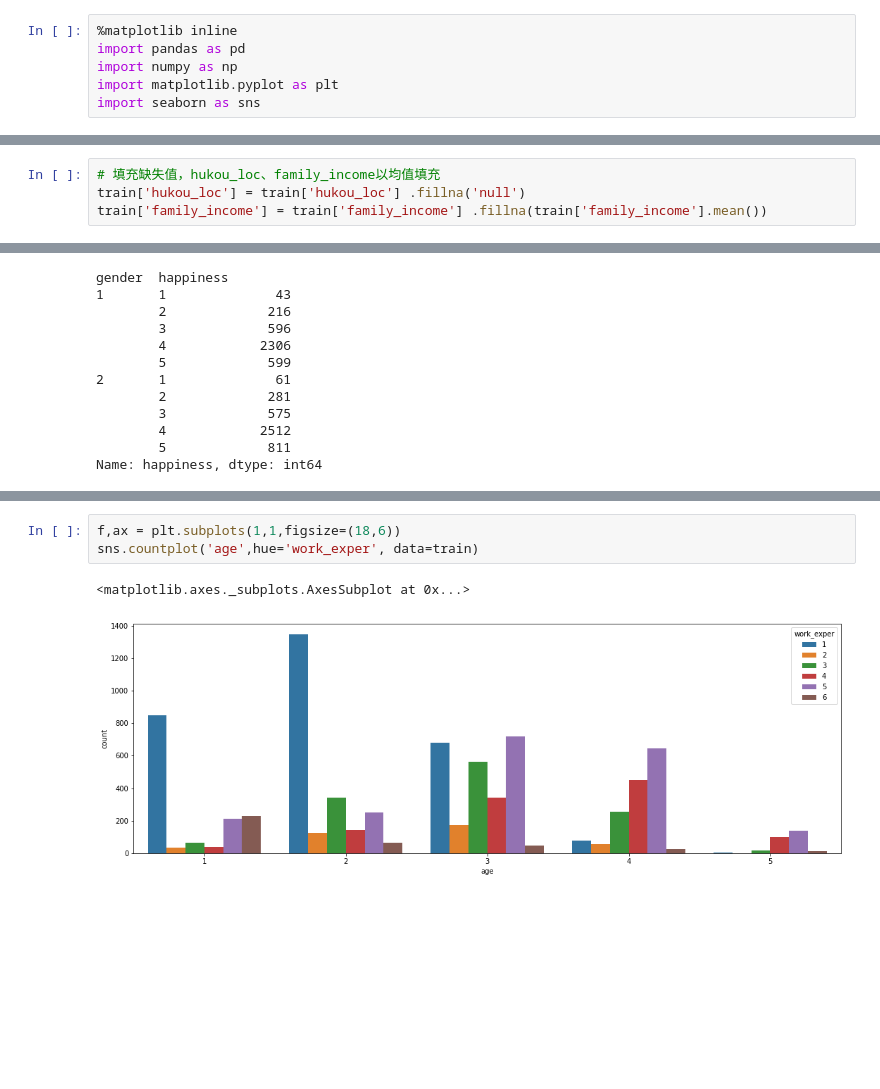
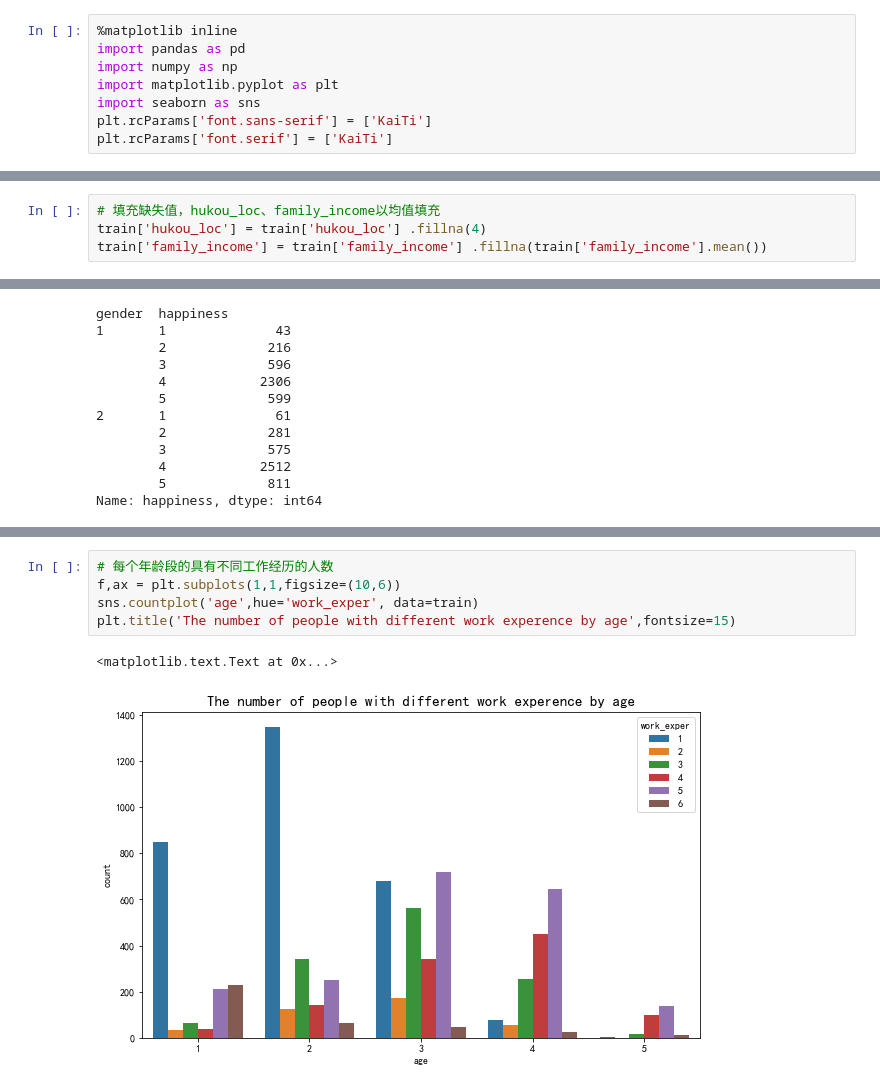
Before and after one commit to qinliu0901/python, a Jupyter notebook: happiness_forcast/happiness_analysis.ipynb, the cells around one changed output, grey strips where cells are left out. Cells and saved outputs as stored; diff of their text form; blank space fills up the shorter version.

```diff
--- a/happiness_forcast/happiness_analysis.ipynb
+++ b/happiness_forcast/happiness_analysis.ipynb
@@ -6,6 +6,8 @@ import pandas as pd
 import numpy as np
 import matplotlib.pyplot as plt
 import seaborn as sns
+plt.rcParams['font.sans-serif'] = ['KaiTi']
+plt.rcParams['font.serif'] = ['KaiTi']
 # %% [markdown]
 ## 1. 数据处理及清洗
 # %%
@@ -77,7 +79,7 @@ s_work_type       5435  0.006794  float64
 3 rows × 140 columns
 # %%
 # 填充缺失值，hukou_loc、family_income以均值填充
-train['hukou_loc'] = train['hukou_loc'] .fillna('null')
+train['hukou_loc'] = train['hukou_loc'] .fillna(4)
 train['family_income'] = train['family_income'] .fillna(train['family_income'].mean())
 # %%
 # 计算调查者年龄，调查年份-出生年份
@@ -213,6 +270,8 @@ plt.show()
 # %%
-f,ax = plt.subplots(1,1,figsize=(18,6))
+# 每个年龄段的具有不同工作经历的人数
+f,ax = plt.subplots(1,1,figsize=(10,6))
 sns.countplot('age',hue='work_exper', data=train)
+plt.title('The number of people with different work experence by age',fontsize=15)
 # %% [output]
-<matplotlib.axes._subplots.AxesSubplot at 0x...>
+<matplotlib.text.Text at 0x...>
-[figure, old version]
+[figure, new version]
```
Also changed, not shown: parts of 20 cells of this notebook, 10 other files.
